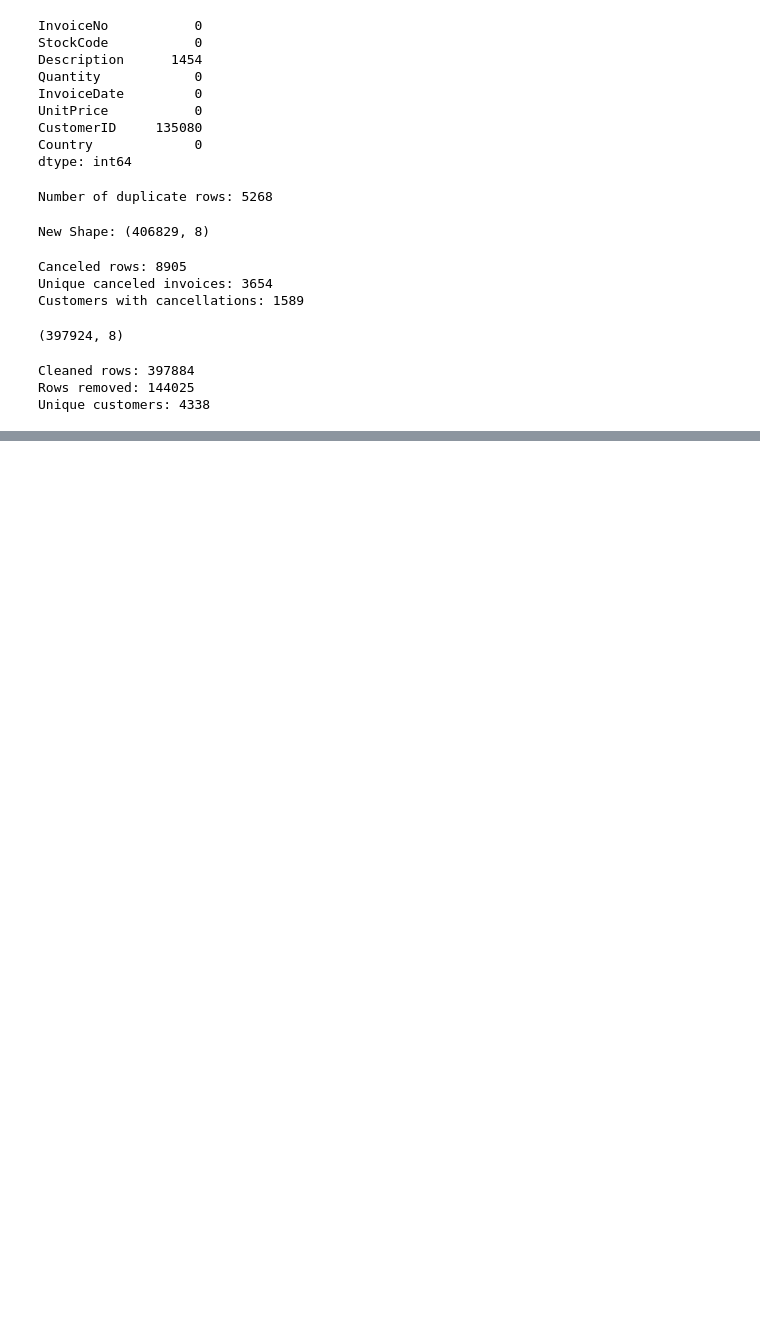
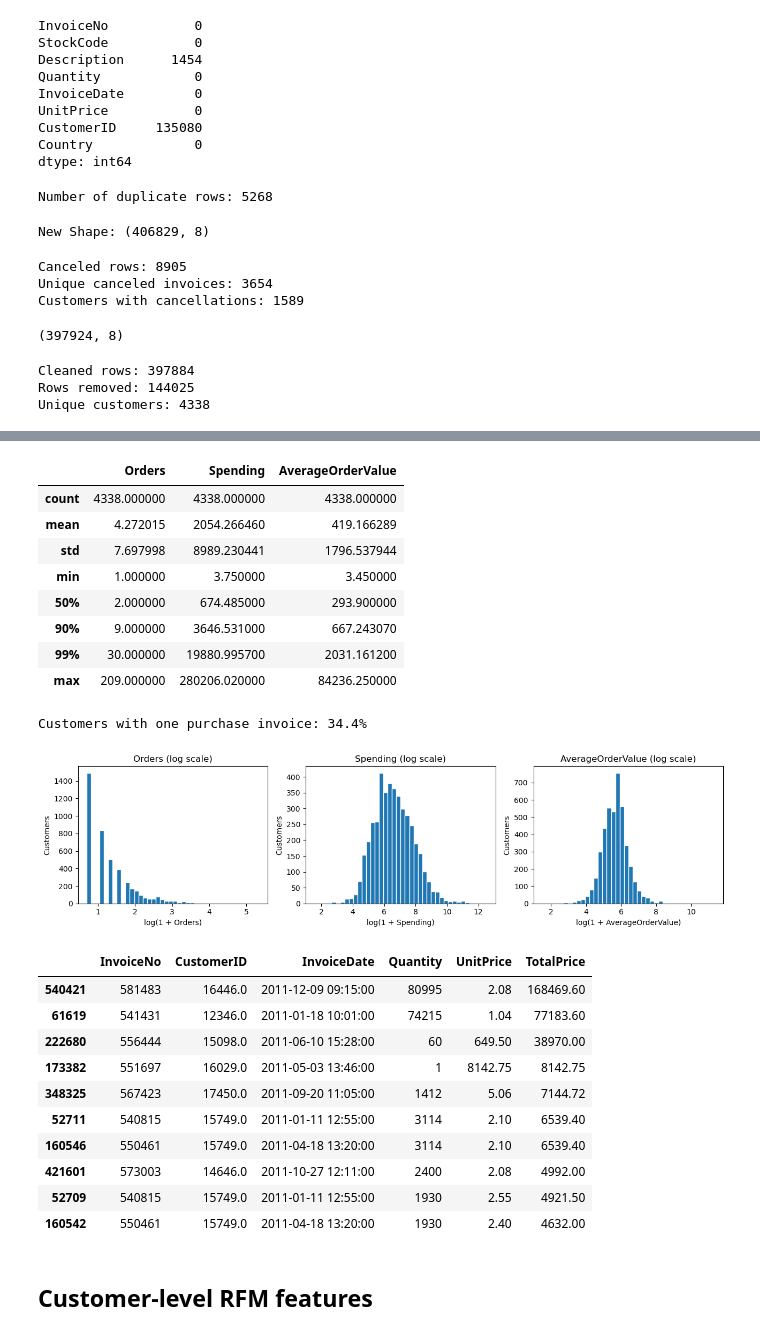
Before and after one commit to HammaadAlam/3730-Customer-Segmentation, a Jupyter notebook: preprocessing.ipynb, the cells around one changed output, grey strips where cells are left out. Cells and saved outputs as stored; diff of their text form; code cells hidden in the pictures; blank space fills up the shorter version.

```diff
--- a/preprocessing.ipynb
+++ b/preprocessing.ipynb
@@ -145,0 +221,53 @@ rfm_scaled = pd.DataFrame(
+# %%
+# Summarize purchasing behavior by customer
+customer_patterns = cleaned_df.groupby("CustomerID").agg(
+    Orders=("InvoiceNo", "nunique"),
+    Spending=("TotalPrice", "sum"),
+)
+customer_patterns["AverageOrderValue"] = (
+    customer_patterns["Spending"] / customer_patterns["Orders"]
+)
+
+display(customer_patterns.describe(percentiles=[0.5, 0.9, 0.99]))
+print(f"Customers with one purchase invoice: {(customer_patterns['Orders'] == 1).mean():.1%}")
+
+# View the distributions on log scales
+fig, axes = plt.subplots(1, 3, figsize=(13, 3.5))
+for ax, column in zip(axes, ["Orders", "Spending", "AverageOrderValue"]):
+    ax.hist(np.log1p(customer_patterns[column]), bins=40, edgecolor="white")
+    ax.set(title=f"{column} (log scale)", xlabel=f"log(1 + {column})", ylabel="Customers")
+
+plt.tight_layout()
+plt.show()
+
+# Inspect the largest individual purchases
+display(
+    cleaned_df.nlargest(
+        10, "TotalPrice"
+    )[["InvoiceNo", "CustomerID", "InvoiceDate", "Quantity", "UnitPrice", "TotalPrice"]]
+)
+# %% [output]
+|  | Orders | Spending | AverageOrderValue |
+| count | 4338.000000 | 4338.000000 | 4338.000000 |
+| mean | 4.272015 | 2054.266460 | 419.166289 |
+| std | 7.697998 | 8989.230441 | 1796.537944 |
+| min | 1.000000 | 3.750000 | 3.450000 |
+| 50% | 2.000000 | 674.485000 | 293.900000 |
+| 90% | 9.000000 | 3646.531000 | 667.243070 |
+| 99% | 30.000000 | 19880.995700 | 2031.161200 |
+| max | 209.000000 | 280206.020000 | 84236.250000 |
+Customers with one purchase invoice: 34.4%
+[figure, added]
+|  | InvoiceNo | CustomerID | InvoiceDate | Quantity | UnitPrice | TotalPrice |
+| 540421 | 581483 | 16446.0 | 2011-12-09 09:15:00 | 80995 | 2.08 | 168469.60 |
+| 61619 | 541431 | 12346.0 | 2011-01-18 10:01:00 | 74215 | 1.04 | 77183.60 |
+| 222680 | 556444 | 15098.0 | 2011-06-10 15:28:00 | 60 | 649.50 | 38970.00 |
+| 173382 | 551697 | 16029.0 | 2011-05-03 13:46:00 | 1 | 8142.75 | 8142.75 |
+| 348325 | 567423 | 17450.0 | 2011-09-20 11:05:00 | 1412 | 5.06 | 7144.72 |
+| 52711 | 540815 | 15749.0 | 2011-01-11 12:55:00 | 3114 | 2.10 | 6539.40 |
+| 160546 | 550461 | 15749.0 | 2011-04-18 13:20:00 | 3114 | 2.10 | 6539.40 |
+| 421601 | 573003 | 14646.0 | 2011-10-27 12:11:00 | 2400 | 2.08 | 4992.00 |
+| 52709 | 540815 | 15749.0 | 2011-01-11 12:55:00 | 1930 | 2.55 | 4921.50 |
+| 160542 | 550461 | 15749.0 | 2011-04-18 13:20:00 | 1930 | 2.40 | 4632.00 |
+# %% [markdown]
+## Customer-level RFM features
```
Also changed, not shown: parts of 8 cells of this notebook.
